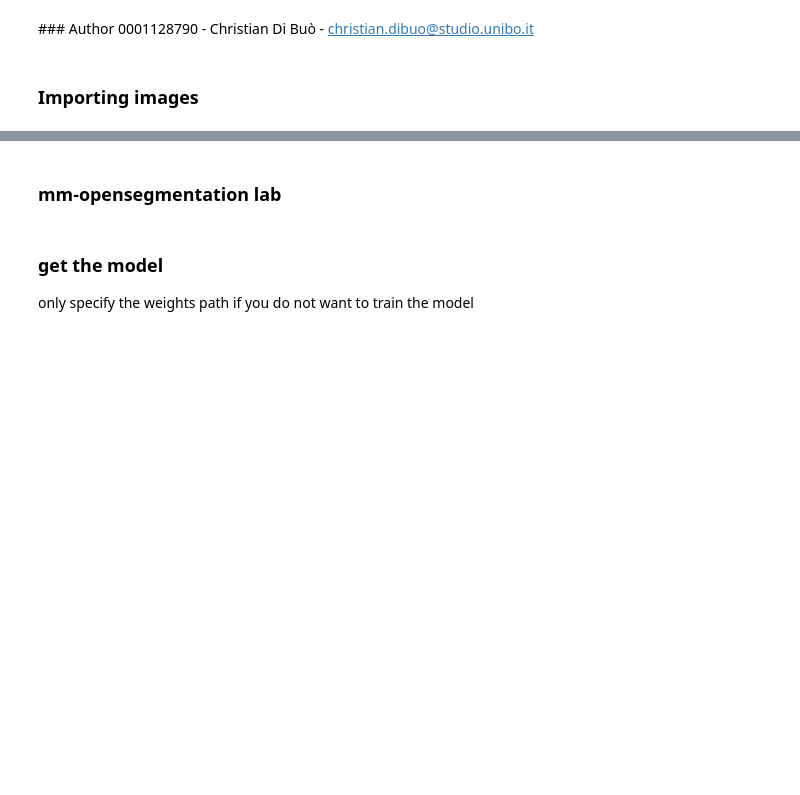
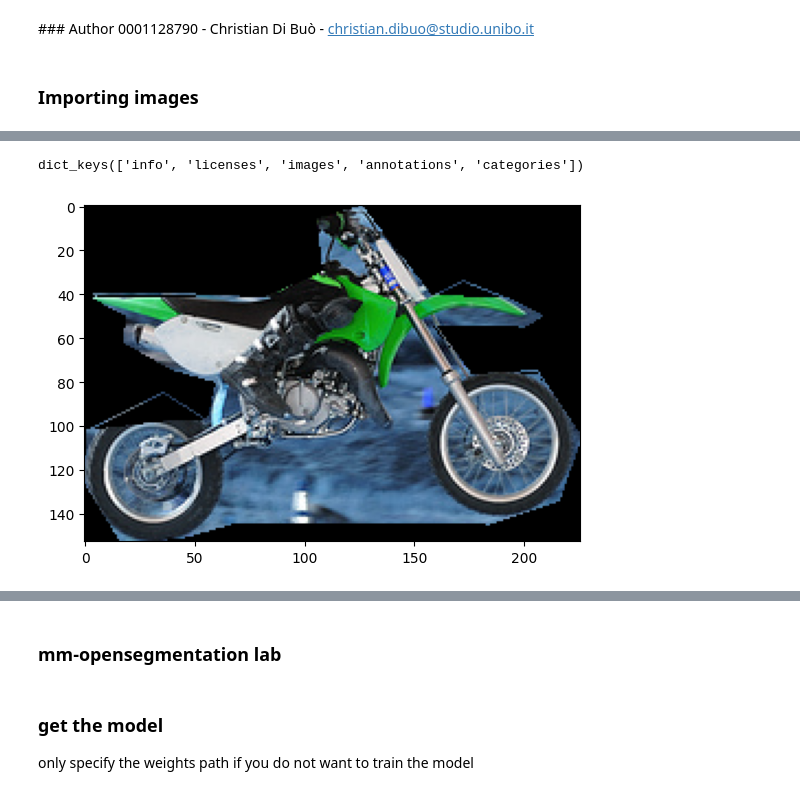
Before and after one commit to christiandibuo/ML4CV---Assignment, a Jupyter notebook: ml4cv_main.ipynb, the cells around one changed output, grey strips where cells are left out. Cells and saved outputs as stored; diff of their text form; code cells hidden in the pictures; blank space fills up the shorter version.

```diff
--- a/ml4cv_main.ipynb
+++ b/ml4cv_main.ipynb
@@ -154,3 +171,39 @@ def visualize_scene(image: np.ndarray|torch.Tensor, ax=None):
+# %%
+from PIL import Image, ImageDraw
+import cv2
+
+with open('/kaggle/working/coco_annotations/instances_val2017.json', 'r') as file:
+    coco_data = json.load(file)
+print((coco_data.keys()))
+
+idx = 500
+
+annotations = coco_data['annotations'][idx]
+image_id = annotations['image_id']
+
+img_segmentation = annotations['segmentation'][0]
+bbox = list(map(int, annotations['bbox']))
+
+for img in coco_data['images']:
+    if image_id == img['id']:
+        name = img['file_name']
+        im = cv2.imread(f"/kaggle/working/coco_images/{name}")
+
+        polygon = np.array([[int(img_segmentation[i]), int(img_segmentation[i + 1])] for i in range(0, len(img_segmentation), 2)])
+        mask = np.zeros((im.shape[0], im.shape[1]))
+        cv2.fillConvexPoly(mask, polygon, 1)
+
+        mask = mask > 0
+        out = np.zeros_like(im)
+        out[mask] = im[mask]
+        x, y, w, h = bbox
+        out = out[y:y+h, x:x+w]
+        plt.imshow(out)
+
+        break
+# %% [output]
+dict_keys(['info', 'licenses', 'images', 'annotations', 'categories'])
+[figure, added]
 # %%
 image_resize_scale = (512, 512)
 transform1 = transforms.Compose([
```
Also changed, not shown: parts of 9 cells of this notebook.
